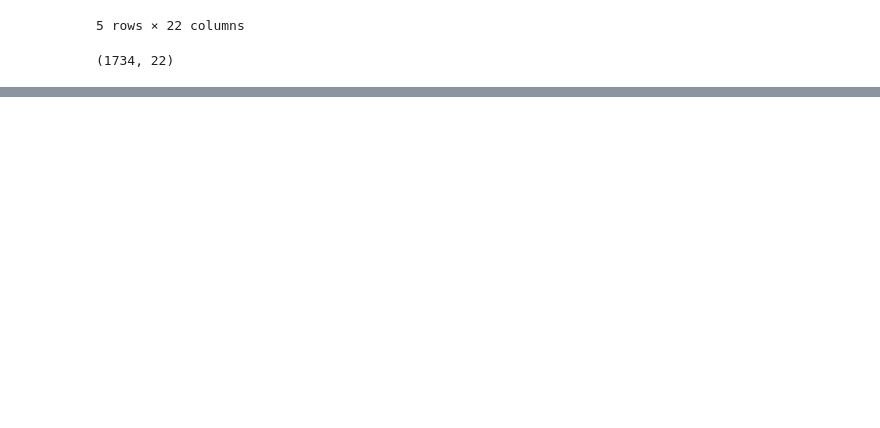
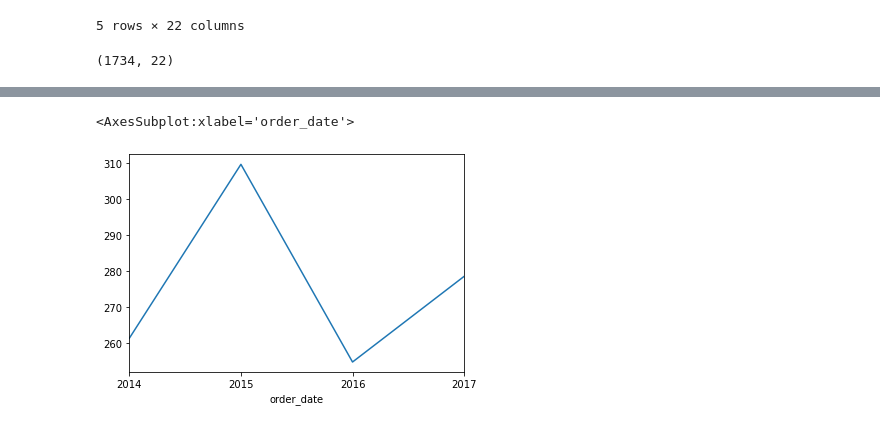
Before and after one commit to ns-tn-time-series-project/time-series-project, a Jupyter notebook: nathan_time_series_project_explore.ipynb, the cells around one changed output, grey strips where cells are left out. Saved outputs shown, nothing was run; the diff lists cells and outputs as text; code cells hidden in the pictures; blank space fills up the shorter version.

```diff
--- a/nathan_time_series_project_explore.ipynb
+++ b/nathan_time_series_project_explore.ipynb
@@ -376,0 +449,6 @@ df.shape
+# %%
+south_sales = south.sales
+south_sales.resample('Y').mean().plot()
+# %% [output]
+<AxesSubplot:xlabel='order_date'>
+[figure, added]
```
Also changed, not shown: parts of 40 cells of this notebook.
